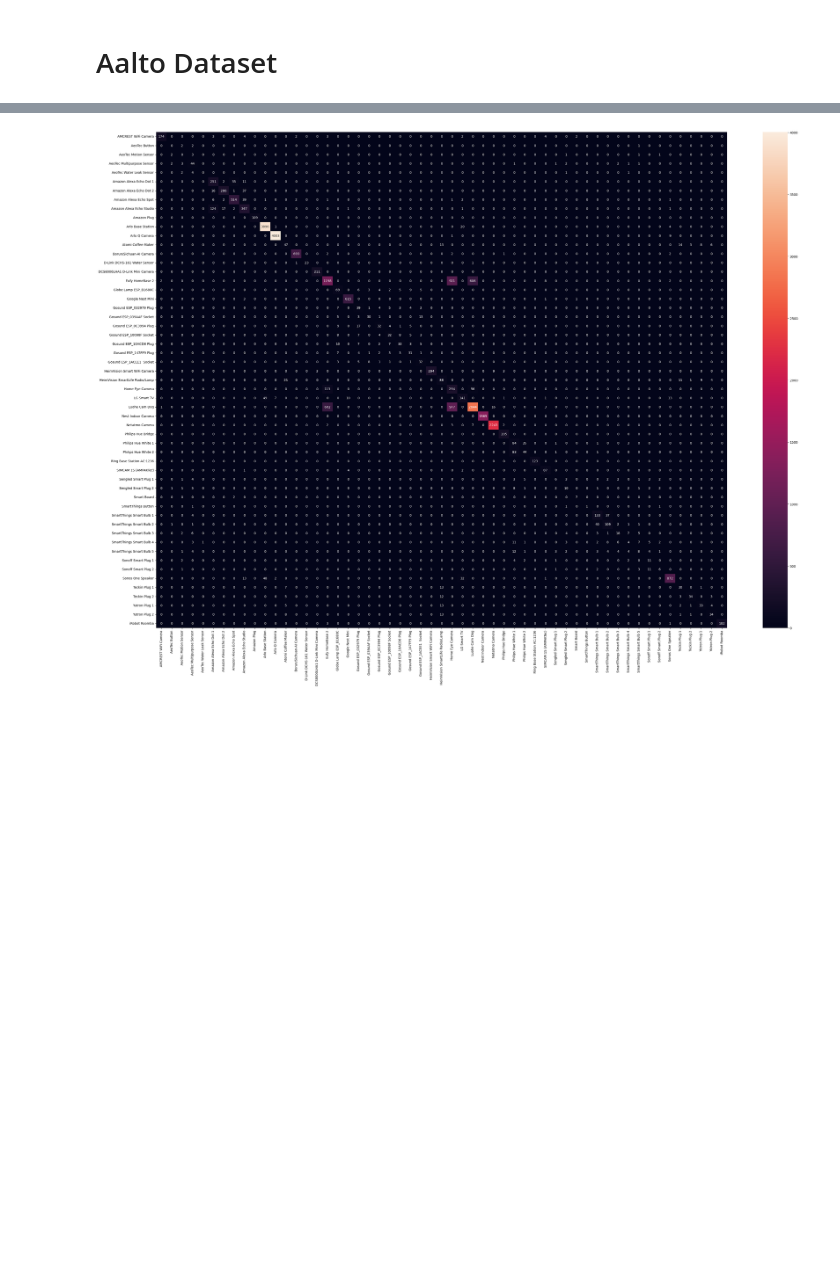
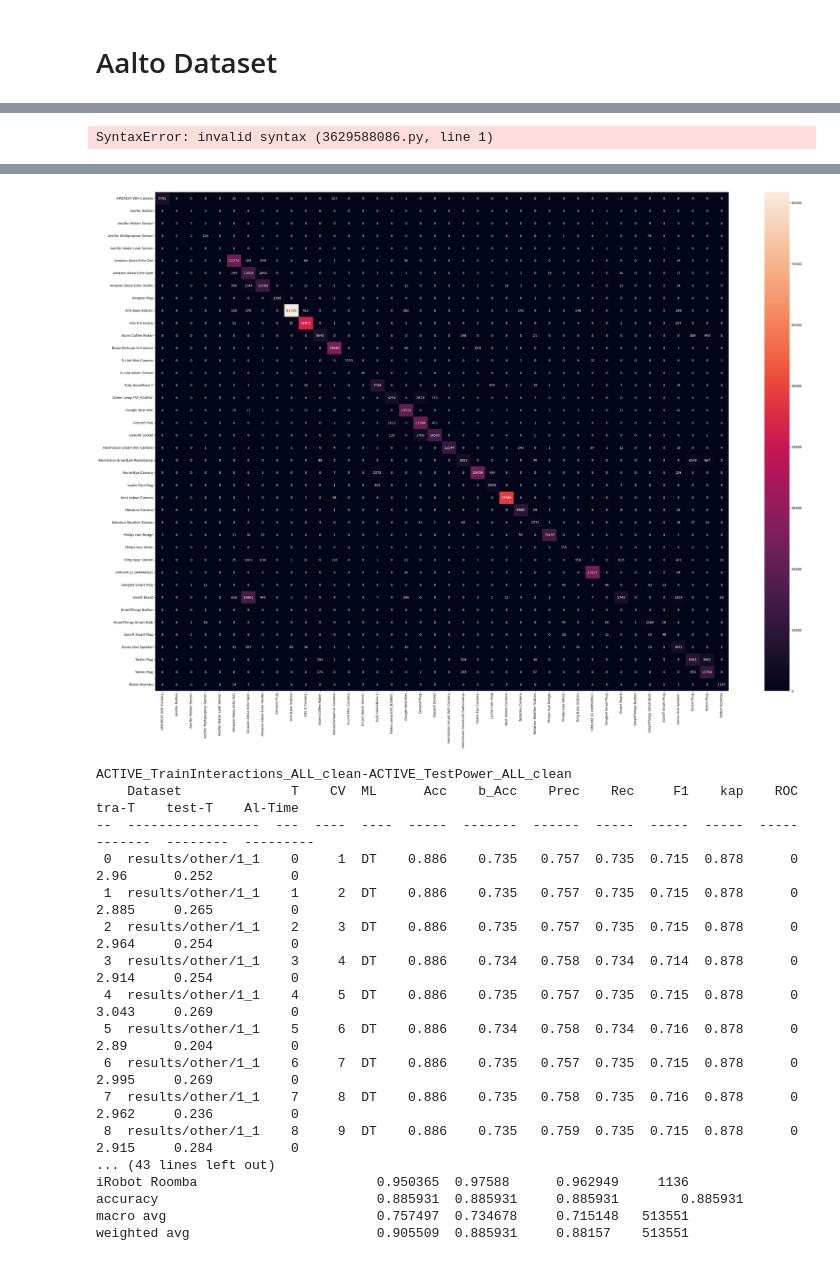
Before and after one commit to kahramankostas/IoTDevID-CIC, a Jupyter notebook: 04.1 - General evaluation with other data.ipynb, the cells around one changed output, grey strips where cells are left out. Cells and saved outputs as stored; diff of their text form; code cells hidden in the pictures; blank space fills up the shorter version.

Commit message:
NoN-IP results

```diff
--- a/04.1 - General evaluation with other data.ipynb
+++ b/04.1 - General evaluation with other data.ipynb
@@ -71,6 +73,36 @@ def find_the_way(path,file_format,con=""):
                     files_add.append(os.path.join(r, file))
 
     return files_add
+# %%
+renamer={'Amazon Alexa Echo Dot 1': "Amazon Alexa Echo Dot",
+ 'Amazon Alexa Echo Dot 2': "Amazon Alexa Echo Dot",
+ 'D-Link DCHS-161 Water Sensor': 'D-Link Water Sensor',
+ 'DCS8000LHA1 D-Link Mini Camera': 'D-Link Mini Camera',
+ 'Gosund ESP_032979 Plug':'Gosund Plug',
+ 'Gosund ESP_039AAF Socket':'Gosund Socket',
+ 'Gosund ESP_0C3994 Plug': 'Gosund Plug',
+ 'Gosund ESP_10098F Socket':'Gosund Socket',
+ 'Gosund ESP_10ACD8 Plug':'Gosund Plug',
+ 'Gosund ESP_147FF9 Plug': 'Gosund Plug',
+ 'Gosund ESP_1ACEE1  Socket':'Gosund Socket',
+ 'Philips Hue Bridge 1': "Philips Hue Bridge",
+ 'Philips Hue Bridge 2': "Philips Hue Bridge",
+ 'Philips Hue White 1': "Philips Hue White",
+ 'Philips Hue White 2':"Philips Hue White",
+ 'Ring Base Station AC:1236': 'Ring Base Station',
+ 'Sengled Smart Plug 1': 'Sengled Smart Plug',
+ 'Sengled Smart Plug 2': 'Sengled Smart Plug',
+ 'SmartThings Smart Bulb 1': 'SmartThings Smart Bulb',
+ 'SmartThings Smart Bulb 2': 'SmartThings Smart Bulb',
+ 'SmartThings Smart Bulb 3': 'SmartThings Smart Bulb',
+ 'SmartThings Smart Bulb 4': 'SmartThings Smart Bulb',
+ 'SmartThings Smart Bulb 5': 'SmartThings Smart Bulb',
+ 'Sonoff Smart Plug 1': 'Sonoff Smart Plug',
+ 'Sonoff Smart Plug 2': 'Sonoff Smart Plug',
+ 'Teckin Plug 1':'Teckin Plug',
+ 'Teckin Plug 2':'Teckin Plug',
+ 'Yutron Plug 1': 'Yutron Plug',
+ 'Yutron Plug 2':  'Yutron Plug'}
 # %%
 altime=0
 #def most_frequent(List):
@@ -203,6 +235,7 @@ def ML(loop1,loop2,output_csv1,cols,step,mixed,dname):
             #TRAIN
             df = pd.read_csv(loop1,usecols=cols)
             df=df.dropna()
+            df["Label"]=df["Label"].replace(renamer)
             m_train=df["MAC"]
             del df["MAC"]
             X_train =df[df.columns[0:-1]]
@@ -215,6 +248,7 @@ def ML(loop1,loop2,output_csv1,cols,step,mixed,dname):
             #TEST
             df = pd.read_csv(loop2,usecols=cols)
             df=df.dropna()
+            df["Label"]=df["Label"].replace(renamer)
             df = shuffle(df, random_state=42)
             m_test=df["MAC"]
             del df["MAC"]
@@ -289,9 +341,27 @@ folder(dataset)
+# %%
+./csvs/ACTIVE_TrainInteractions_ALL_clean.csv
+./csvs/ACTIVE_TrainPower_ALL_clean.csv
+./csvs/IDLE_TrainInteractions_ALL_clean.csv
+./csvs/IDLE_TrainPower_ALL_clean.csv
+./csvs/ACTIVE_TestInteractions_ALL_clean.csv
+./csvs/ACTIVE_TestPower_ALL_clean.csv
+./csvs/IDLE_TestInteractions_ALL_clean.csv
+./csvs/IDLE_TestPower_ALL_clean.csv
+# %% [output]
+SyntaxError: invalid syntax (3629588086.py, line 1)
+# %%
+TT=["./csvs/ACTIVE_TrainInteractions_ALL_clean.csv",
+"./csvs/ACTIVE_TrainPower_ALL_clean.csv"]
+
+T=["./csvs/ACTIVE_TestInteractions_ALL_clean.csv",
+"./csvs/ACTIVE_TestPower_ALL_clean.csv"]
 # %%
 say=0
-dataset="./results/other/"
+dataset="./results/other/1/"
 folder(dataset)
-for ii in ["./csvs/Interactions_Train.csv"]:
-    for iii in ["./csvs/Interactions_Test.csv"]:
+for ii in TT:
+    for iii in T:
+        #iii=ii.replace("Train","Test")
         say+=1
         train=ii
         test=iii
@@ -323 +393,18 @@ weighted avg                        0.858558  0.820026     0.83226   26860
-[figure, old version]
+[figure, new version]
+ACTIVE_TrainInteractions_ALL_clean-ACTIVE_TestPower_ALL_clean
+    Dataset              T    CV  ML      Acc    b_Acc    Prec    Rec     F1    kap    ROC    tra-T    test-T    Al-Time
+--  -----------------  ---  ----  ----  -----  -------  ------  -----  -----  -----  -----  -------  --------  ---------
+ 0  results/other/1_1    0     1  DT    0.886    0.735   0.757  0.735  0.715  0.878      0    2.96      0.252          0
+ 1  results/other/1_1    1     2  DT    0.886    0.735   0.757  0.735  0.715  0.878      0    2.885     0.265          0
+ 2  results/other/1_1    2     3  DT    0.886    0.735   0.757  0.735  0.715  0.878      0    2.964     0.254          0
+ 3  results/other/1_1    3     4  DT    0.886    0.734   0.758  0.734  0.714  0.878      0    2.914     0.254          0
+ 4  results/other/1_1    4     5  DT    0.886    0.735   0.757  0.735  0.715  0.878      0    3.043     0.269          0
+ 5  results/other/1_1    5     6  DT    0.886    0.734   0.758  0.734  0.716  0.878      0    2.89      0.204          0
+ 6  results/other/1_1    6     7  DT    0.886    0.735   0.757  0.735  0.715  0.878      0    2.995     0.269          0
+ 7  results/other/1_1    7     8  DT    0.886    0.735   0.758  0.735  0.716  0.878      0    2.962     0.236          0
+ 8  results/other/1_1    8     9  DT    0.886    0.735   0.759  0.735  0.715  0.878      0    2.915     0.284          0
+... (43 lines left out)
+iRobot Roomba                       0.950365  0.97588      0.962949     1136
+accuracy                            0.885931  0.885931     0.885931        0.885931
+macro avg                           0.757497  0.734678     0.715148   513551
+weighted avg                        0.905509  0.885931     0.88157    513551
```
Also changed, not shown: parts of 15 cells of this notebook, 26 other files.
